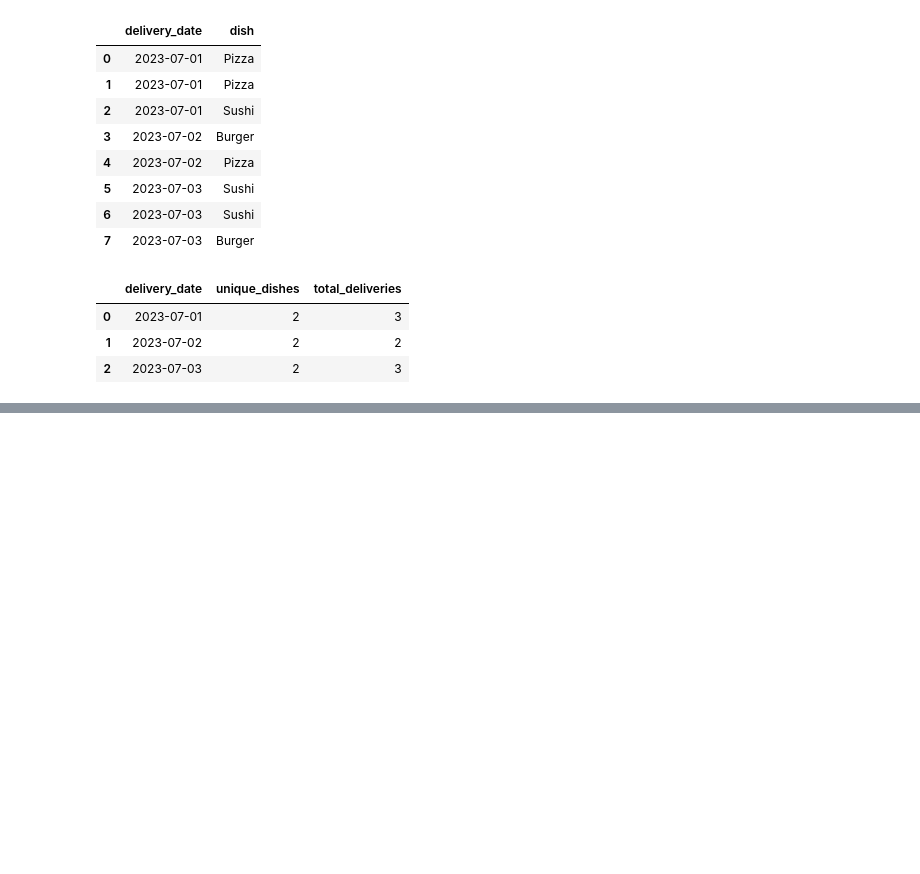
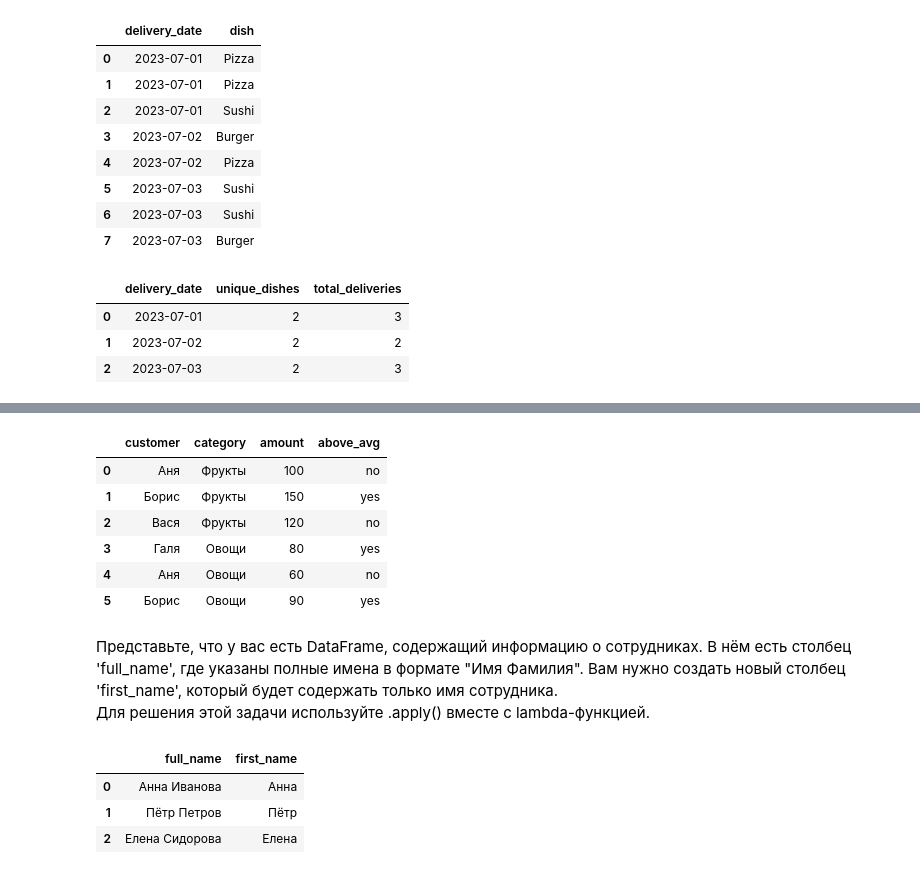
Before and after one commit to Praldmur/Tasks, a Jupyter notebook: Lambda.ipynb, the cells around one changed output, grey strips where cells are left out. Cells and saved outputs as stored; diff of their text form; code cells hidden in the pictures; blank space fills up the shorter version.

```diff
--- a/Lambda.ipynb
+++ b/Lambda.ipynb
@@ -45,0 +69,20 @@ deliveries.groupby('delivery_date', as_index=False)\
+# %%
+import pandas as pd
+
+data = {
+    "customer": ["Аня", "Борис", "Вася", "Галя", "Аня", "Борис"],
+    "category": ["Фрукты", "Фрукты", "Фрукты", "Овощи", "Овощи", "Овощи"],
+    "amount": [100, 150, 120, 80, 60, 90]
+}
+
+df = pd.DataFrame(data)
+# %%
+df
+# %% [output]
+|  | customer | category | amount | above_avg |
+| 0 | Аня | Фрукты | 100 | no |
+| 1 | Борис | Фрукты | 150 | yes |
+| 2 | Вася | Фрукты | 120 | no |
+| 3 | Галя | Овощи | 80 | yes |
+| 4 | Аня | Овощи | 60 | no |
+| 5 | Борис | Овощи | 90 | yes |
@@ -45,0 +93,3 @@ deliveries.groupby('delivery_date', as_index=False)\
+# %% [markdown]
+Представьте, что у вас есть DataFrame, содержащий информацию о сотрудниках. В нём есть столбец 'full_name', где указаны полные имена в формате "Имя Фамилия". Вам нужно создать новый столбец 'first_name', который будет содержать только имя сотрудника.
+Для решения этой задачи используйте .apply() вместе с lambda-функцией.
@@ -45,0 +101,7 @@ deliveries.groupby('delivery_date', as_index=False)\
+# %%
+df
+# %% [output]
+|  | full_name | first_name |
+| 0 | Анна Иванова | Анна |
+| 1 | Пётр Петров | Пётр |
+| 2 | Елена Сидорова | Елена |
```
Also changed, not shown: parts of 28 cells of this notebook, 3 other files.
